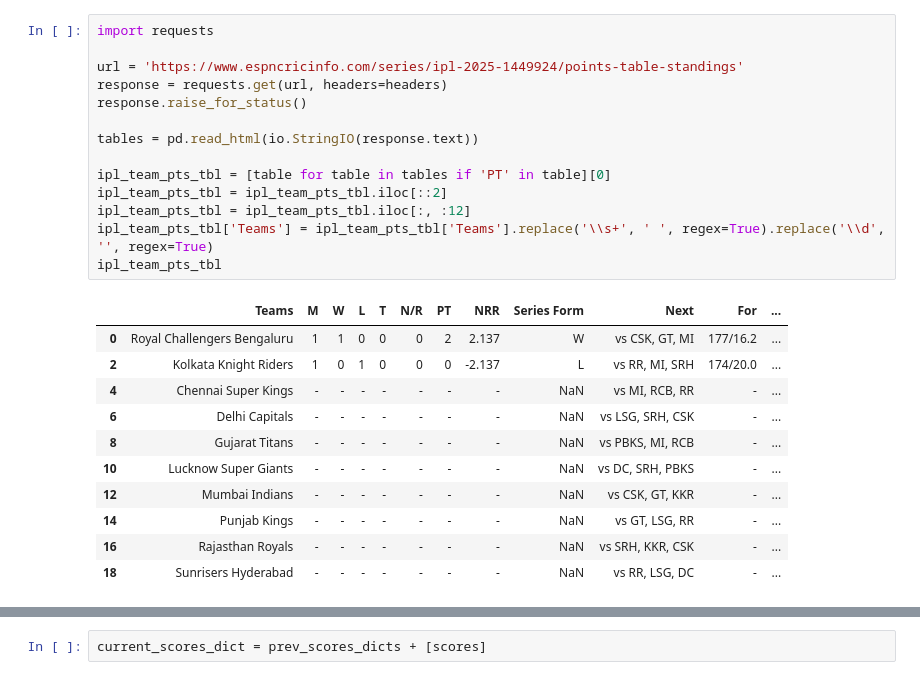
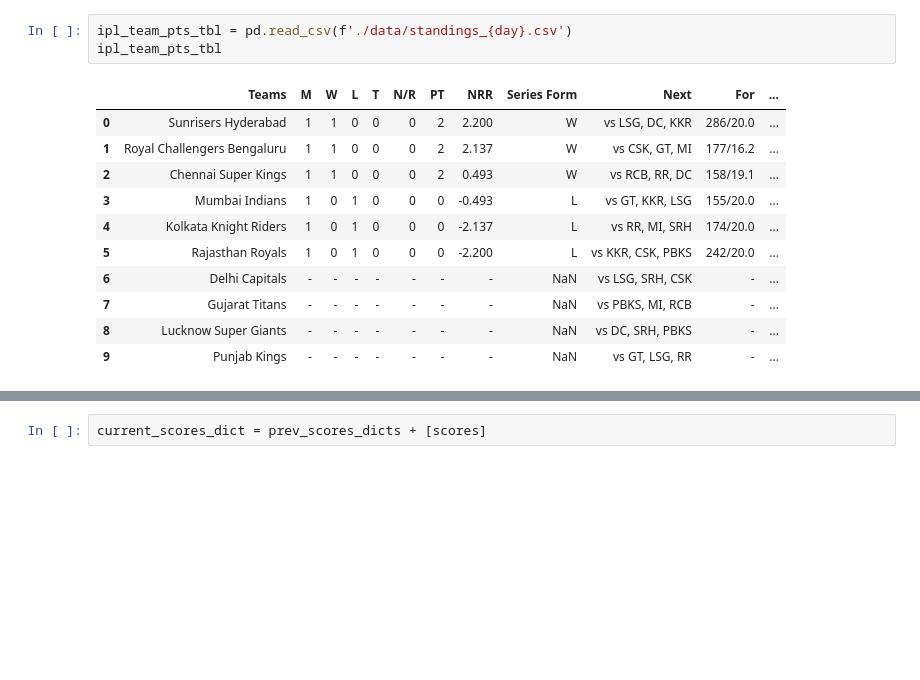
Before and after one commit to suddu16/ipl-fantasy, a Jupyter notebook: ipl2025/ipl2025_fantasy.ipynb, the cells around one changed output, grey strips where cells are left out. Drawn from its saved outputs; the diff is of its cells as text; blank space fills up the shorter version.

```diff
--- a/ipl2025/ipl2025_fantasy.ipynb
+++ b/ipl2025/ipl2025_fantasy.ipynb
@@ -259,29 +216,18 @@ scores
 # %%
-import requests
-
-url = 'https://www.espncricinfo.com/series/ipl-2025-1449924/points-table-standings'
-response = requests.get(url, headers=headers)
-response.raise_for_status()
-
-tables = pd.read_html(io.StringIO(response.text))
-
-ipl_team_pts_tbl = [table for table in tables if 'PT' in table][0]
-ipl_team_pts_tbl = ipl_team_pts_tbl.iloc[::2]
-ipl_team_pts_tbl = ipl_team_pts_tbl.iloc[:, :12]
-ipl_team_pts_tbl['Teams'] = ipl_team_pts_tbl['Teams'].replace('\\s+', ' ', regex=True).replace('\\d', '', regex=True)
+ipl_team_pts_tbl = pd.read_csv(f'./data/standings_{day}.csv')
 ipl_team_pts_tbl
 # %% [output]
 |  | Teams | M | W | L | T | N/R | PT | NRR | Series Form | Next | For | ... |
-| 0 | Royal Challengers Bengaluru | 1 | 1 | 0 | 0 | 0 | 2 | 2.137 | W | vs CSK, GT, MI | 177/16.2 | ... |
-| 2 | Kolkata Knight Riders | 1 | 0 | 1 | 0 | 0 | 0 | -2.137 | L | vs RR, MI, SRH | 174/20.0 | ... |
-| 4 | Chennai Super Kings | - | - | - | - | - | - | - | NaN | vs MI, RCB, RR | - | ... |
+| 0 | Sunrisers Hyderabad | 1 | 1 | 0 | 0 | 0 | 2 | 2.200 | W | vs LSG, DC, KKR | 286/20.0 | ... |
+| 1 | Royal Challengers Bengaluru | 1 | 1 | 0 | 0 | 0 | 2 | 2.137 | W | vs CSK, GT, MI | 177/16.2 | ... |
+| 2 | Chennai Super Kings | 1 | 1 | 0 | 0 | 0 | 2 | 0.493 | W | vs RCB, RR, DC | 158/19.1 | ... |
+| 3 | Mumbai Indians | 1 | 0 | 1 | 0 | 0 | 0 | -0.493 | L | vs GT, KKR, LSG | 155/20.0 | ... |
+| 4 | Kolkata Knight Riders | 1 | 0 | 1 | 0 | 0 | 0 | -2.137 | L | vs RR, MI, SRH | 174/20.0 | ... |
+| 5 | Rajasthan Royals | 1 | 0 | 1 | 0 | 0 | 0 | -2.200 | L | vs KKR, CSK, PBKS | 242/20.0 | ... |
 | 6 | Delhi Capitals | - | - | - | - | - | - | - | NaN | vs LSG, SRH, CSK | - | ... |
-| 8 | Gujarat Titans | - | - | - | - | - | - | - | NaN | vs PBKS, MI, RCB | - | ... |
-| 10 | Lucknow Super Giants | - | - | - | - | - | - | - | NaN | vs DC, SRH, PBKS | - | ... |
-| 12 | Mumbai Indians | - | - | - | - | - | - | - | NaN | vs CSK, GT, KKR | - | ... |
-| 14 | Punjab Kings | - | - | - | - | - | - | - | NaN | vs GT, LSG, RR | - | ... |
-| 16 | Rajasthan Royals | - | - | - | - | - | - | - | NaN | vs SRH, KKR, CSK | - | ... |
-| 18 | Sunrisers Hyderabad | - | - | - | - | - | - | - | NaN | vs RR, LSG, DC | - | ... |
+| 7 | Gujarat Titans | - | - | - | - | - | - | - | NaN | vs PBKS, MI, RCB | - | ... |
+| 8 | Lucknow Super Giants | - | - | - | - | - | - | - | NaN | vs DC, SRH, PBKS | - | ... |
+| 9 | Punjab Kings | - | - | - | - | - | - | - | NaN | vs GT, LSG, RR | - | ... |
 # %%
 for mgr in fantasy_teams_df.columns:
     no_of_wins = 0
```
Also changed, not shown: parts of 16 cells of this notebook, 35 other files.
